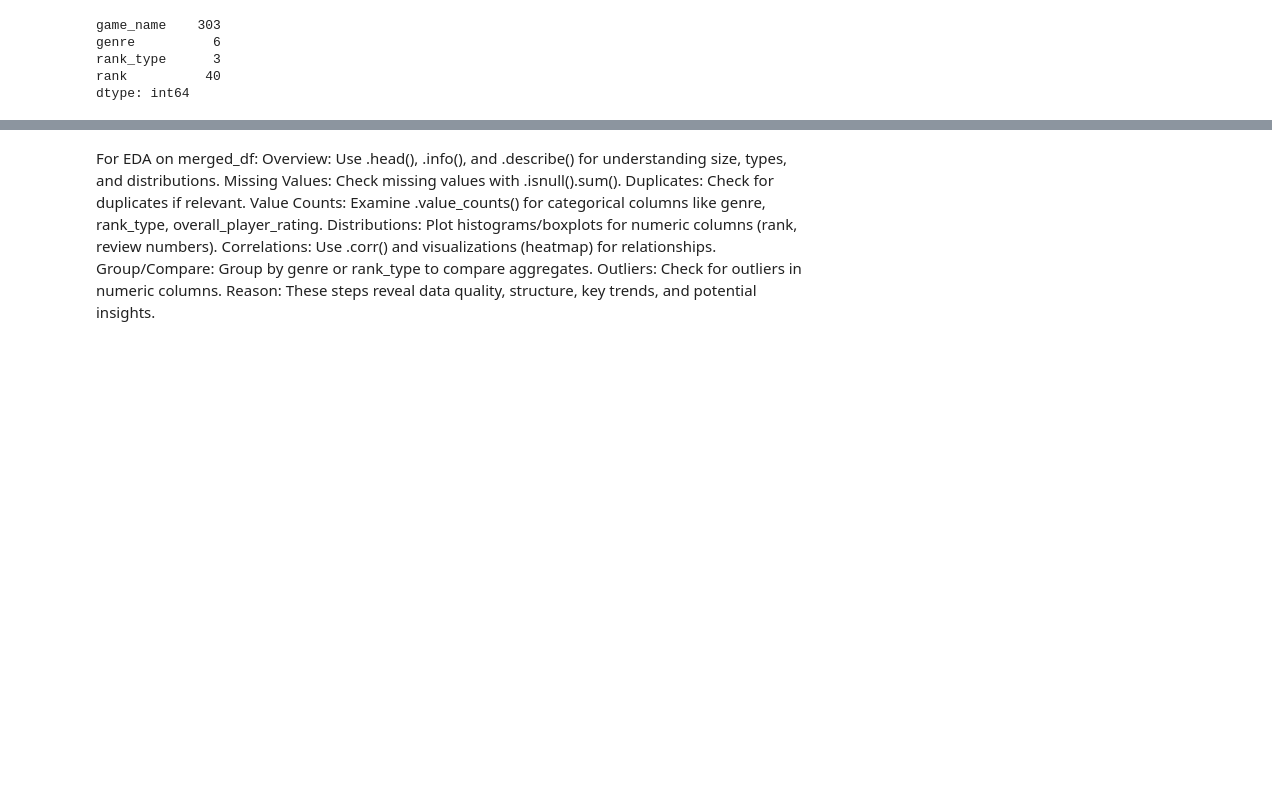
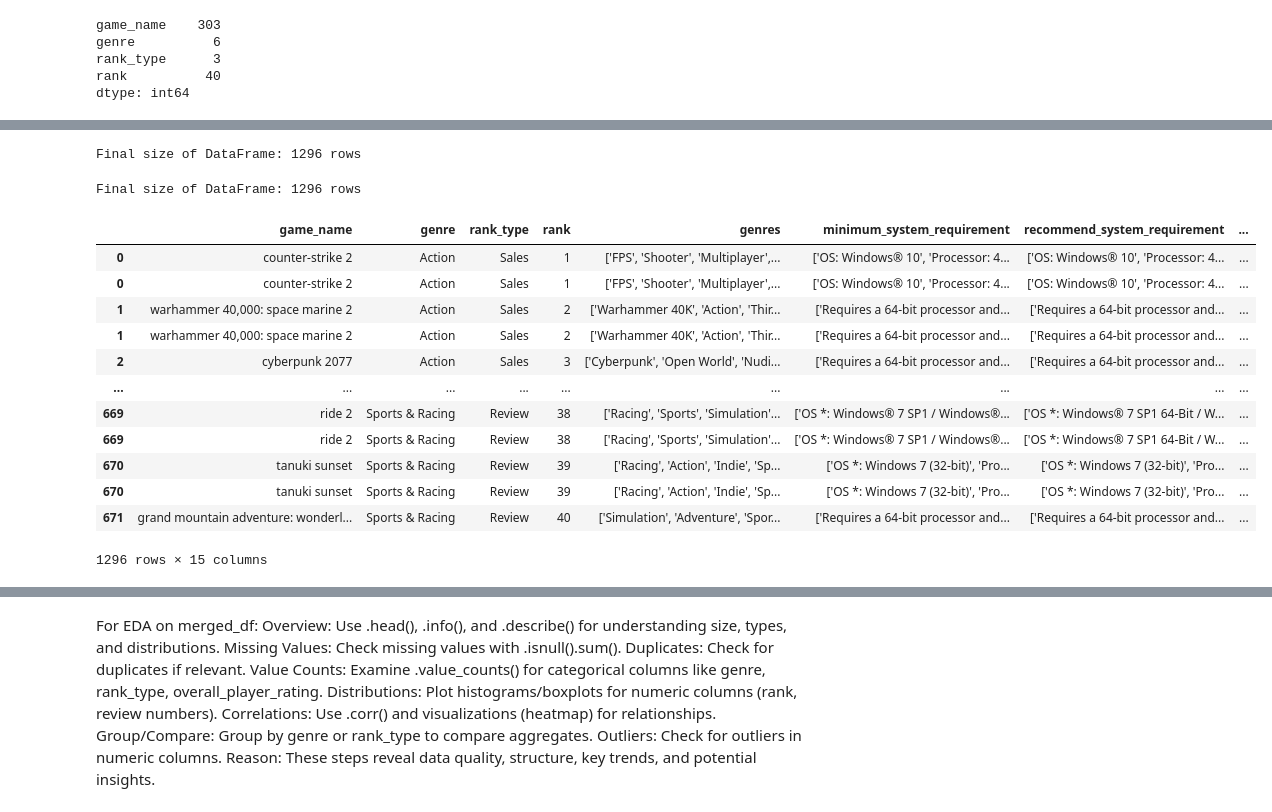
Before and after one commit to OfirBH/Steam_Final_Project, a Jupyter notebook: steam_final_project.ipynb, the cells around one changed output, grey strips where cells are left out. Saved outputs shown, nothing was run; the diff lists cells and outputs as text; code cells hidden in the pictures; blank space fills up the shorter version.

```diff
--- a/steam_final_project.ipynb
+++ b/steam_final_project.ipynb
@@ -191,0 +225,5 @@ dtype: int64
+# %%
+ #פיצול חרוזת הז'אנרים לפי ז'אנר
+# פיצול לפי פסיק, תוך התעלמות מרווחים לפני ואחרי הפסיק
+merged_df['genres_list'] = merged_df['genres'].str.split(r',\s*')
+merged_df.head()
@@ -191,0 +237,10 @@ dtype: int64
+# %%
+# 2. הכפלת השורות (Explode)
+merged_df_new = merged_df.explode('genres_list')
+merged_df_new  = merged_df_new.rename(columns={'genres_list': 'normalize'})
+# %%
+# 3. סטנדרטיזציה סופית של הז'אנרים המפוצלים (אותיות קטנות והסרת רווחים)
+# This line is incorrect because it tries to assign a non-existent column 'normalized_genre' to itself.
+# Instead, you should create 'normalized_genre' from the appropriate column, typically by standardizing the split genre values.
+# For standardizing (lowercase & strip) the exploded genre column, use:
+merged_df_new['normalized_genre'] = merged_df_new['normalize'].str.lower().str.strip()
@@ -191,0 +258,13 @@ dtype: int64
+# %%
+core_genres = ["'action'", "'adventure'", "'strategy'", "'simulation'", "'rpg'", "'sports & racing'"]
+# Check which unique values are present in normalized_genre vs core_genres to debug filtering
+print("Unique normalized_genre values:\n", merged_df_new['normalized_genre'].unique())
+print("Core genres:", core_genres)
+print("Intersection (matches):", set(merged_df_new['normalized_genre'].unique()) & set(core_genres))
+
+# See top values by frequency
+print("Top genre frequencies after normalization:")
+print(merged_df_new['normalized_genre'].value_counts())
+
+# Filtering as before (for reference, can comment/uncomment for real run)
+final_df = merged_df_new[merged_df_new['normalized_genre'].isin(core_genres)]
@@ -191,0 +289,4 @@ dtype: int64
+# %%
+print(f"Final size of DataFrame: {len(final_df)} rows")
+# %% [output]
+Final size of DataFrame: 1296 rows
@@ -191,0 +299,21 @@ dtype: int64
+# %%
+print(f"Final size of DataFrame: {len(final_df)} rows")
+# %% [output]
+Final size of DataFrame: 1296 rows
+# %%
+# Display first few rows and shape to diagnose why final_df might be empty
+final_df
+# %% [output]
+|  | game_name | genre | rank_type | rank | genres | minimum_system_requirement | recommend_system_requirement | ... |
+| 0 | counter-strike 2 | Action | Sales | 1 | ['FPS', 'Shooter', 'Multiplayer',... | ['OS: Windows® 10', 'Processor: 4... | ['OS: Windows® 10', 'Processor: 4... | ... |
+| 0 | counter-strike 2 | Action | Sales | 1 | ['FPS', 'Shooter', 'Multiplayer',... | ['OS: Windows® 10', 'Processor: 4... | ['OS: Windows® 10', 'Processor: 4... | ... |
+| 1 | warhammer 40,000: space marine 2 | Action | Sales | 2 | ['Warhammer 40K', 'Action', 'Thir... | ['Requires a 64-bit processor and... | ['Requires a 64-bit processor and... | ... |
+| 1 | warhammer 40,000: space marine 2 | Action | Sales | 2 | ['Warhammer 40K', 'Action', 'Thir... | ['Requires a 64-bit processor and... | ['Requires a 64-bit processor and... | ... |
+| 2 | cyberpunk 2077 | Action | Sales | 3 | ['Cyberpunk', 'Open World', 'Nudi... | ['Requires a 64-bit processor and... | ['Requires a 64-bit processor and... | ... |
+| ... | ... | ... | ... | ... | ... | ... | ... | ... |
+| 669 | ride 2 | Sports & Racing | Review | 38 | ['Racing', 'Sports', 'Simulation'... | ['OS *: Windows® 7 SP1 / Windows®... | ['OS *: Windows® 7 SP1 64-Bit / W... | ... |
+| 669 | ride 2 | Sports & Racing | Review | 38 | ['Racing', 'Sports', 'Simulation'... | ['OS *: Windows® 7 SP1 / Windows®... | ['OS *: Windows® 7 SP1 64-Bit / W... | ... |
+| 670 | tanuki sunset | Sports & Racing | Review | 39 | ['Racing', 'Action', 'Indie', 'Sp... | ['OS *: Windows 7 (32-bit)', 'Pro... | ['OS *: Windows 7 (32-bit)', 'Pro... | ... |
+| 670 | tanuki sunset | Sports & Racing | Review | 39 | ['Racing', 'Action', 'Indie', 'Sp... | ['OS *: Windows 7 (32-bit)', 'Pro... | ['OS *: Windows 7 (32-bit)', 'Pro... | ... |
+| 671 | grand mountain adventure: wonderl... | Sports & Racing | Review | 40 | ['Simulation', 'Adventure', 'Spor... | ['Requires a 64-bit processor and... | ['Requires a 64-bit processor and... | ... |
+1296 rows × 15 columns
```
Also changed, not shown: parts of 34 cells of this notebook, 1 other file.
